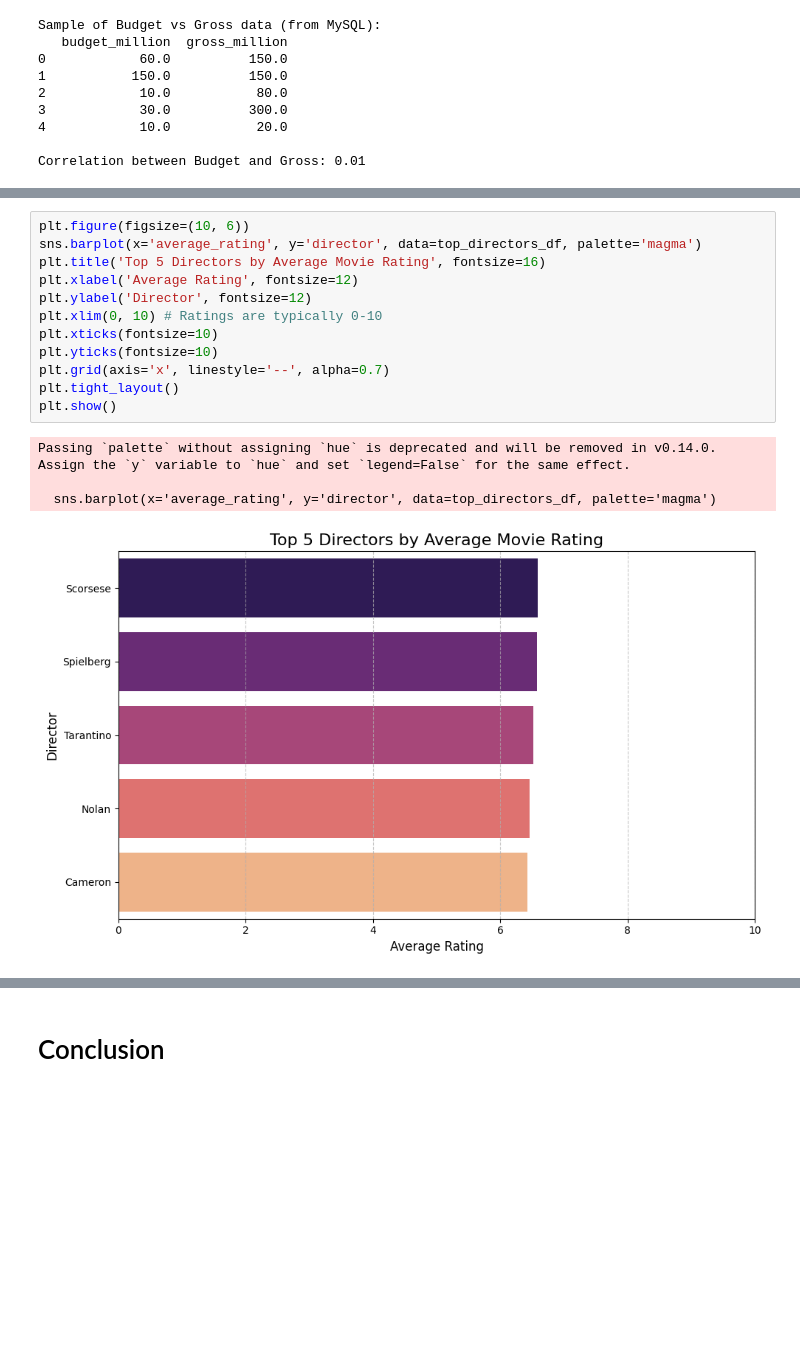
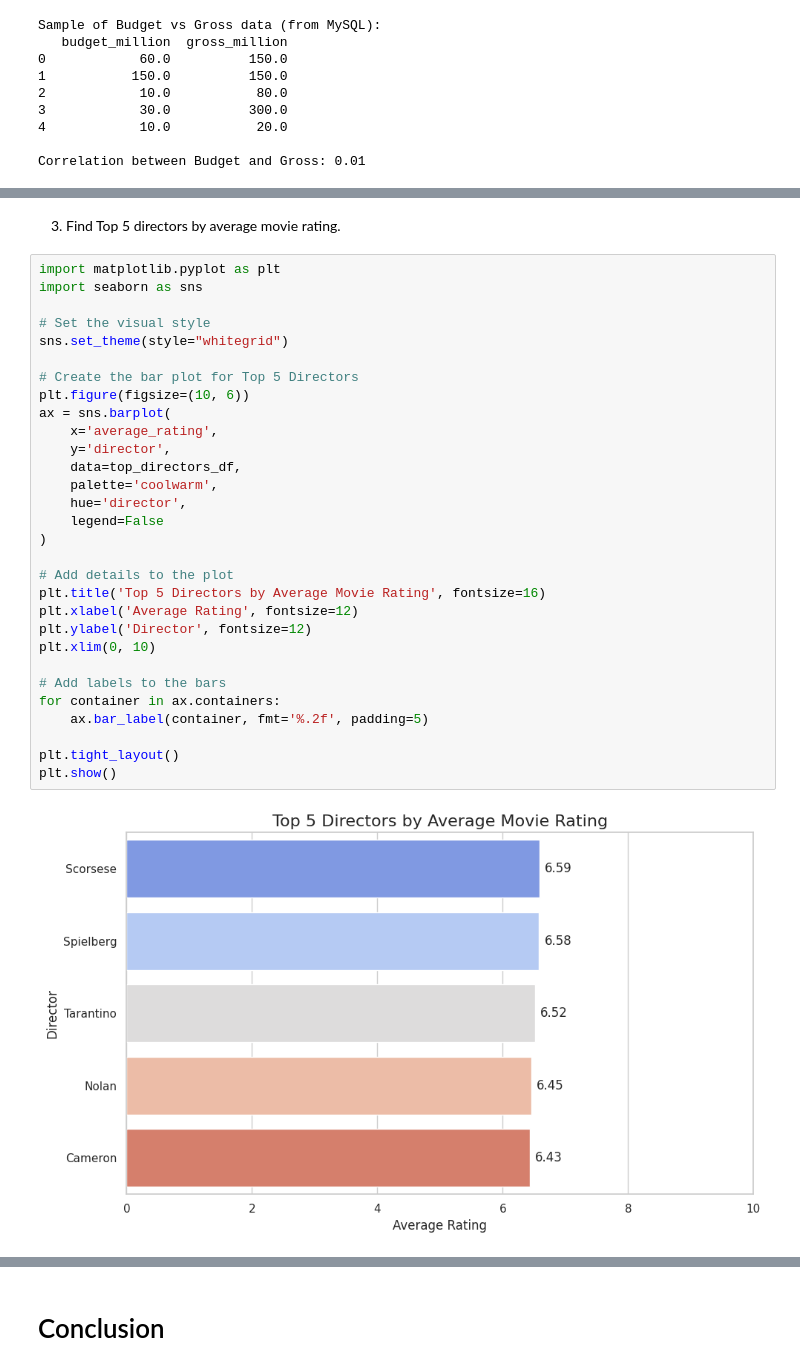
Before and after one commit to Rakesh7730/IMDB-Movie-Analysis, a Jupyter notebook: IMDB_Movie_Analysis.ipynb, the cells around one changed output, grey strips where cells are left out. Cells and saved outputs as stored; diff of their text form; blank space fills up the shorter version.

```diff
--- a/IMDB_Movie_Analysis.ipynb
+++ b/IMDB_Movie_Analysis.ipynb
@@ -581,17 +700,34 @@ Passing `palette` without assigning `hue` is deprecated and will be removed in v
+# %% [markdown]
+3. Find Top 5 directors by average movie rating.
 # %%
+import matplotlib.pyplot as plt
+import seaborn as sns
+
+# Set the visual style
+sns.set_theme(style="whitegrid")
+
+# Create the bar plot for Top 5 Directors
 plt.figure(figsize=(10, 6))
-sns.barplot(x='average_rating', y='director', data=top_directors_df, palette='magma')
+ax = sns.barplot(
+    x='average_rating',
+    y='director',
+    data=top_directors_df,
+    palette='coolwarm',
+    hue='director',
+    legend=False
+)
+
+# Add details to the plot
 plt.title('Top 5 Directors by Average Movie Rating', fontsize=16)
 plt.xlabel('Average Rating', fontsize=12)
 plt.ylabel('Director', fontsize=12)
-plt.xlim(0, 10) # Ratings are typically 0-10
-plt.xticks(fontsize=10)
-plt.yticks(fontsize=10)
-plt.grid(axis='x', linestyle='--', alpha=0.7)
+plt.xlim(0, 10)
+
+# Add labels to the bars
+for container in ax.containers:
+    ax.bar_label(container, fmt='%.2f', padding=5)
+
 plt.tight_layout()
 plt.show()
 # %% [output]
-Passing `palette` without assigning `hue` is deprecated and will be removed in v0.14.0. Assign the `y` variable to `hue` and set `legend=False` for the same effect.
-
-  sns.barplot(x='average_rating', y='director', data=top_directors_df, palette='magma')
-[figure, old version]
+[figure, new version]
```
Also changed, not shown: parts of 28 cells of this notebook.
